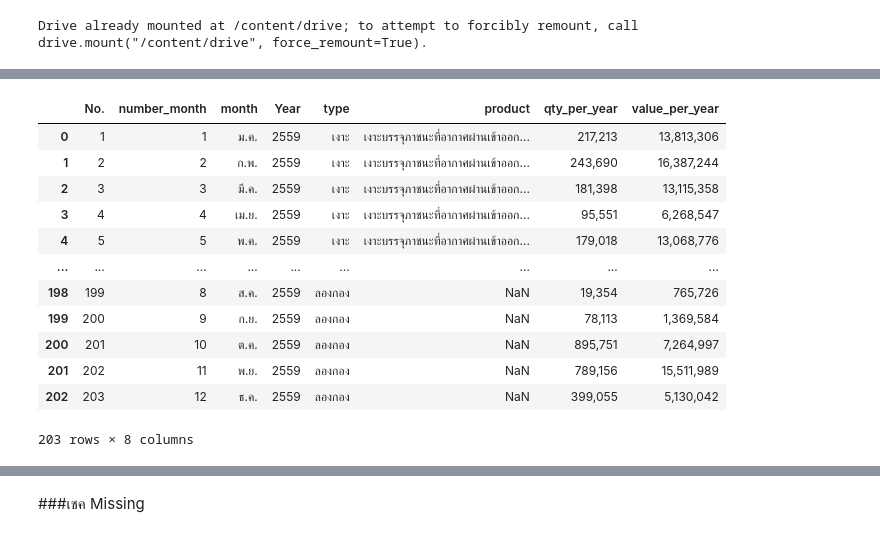
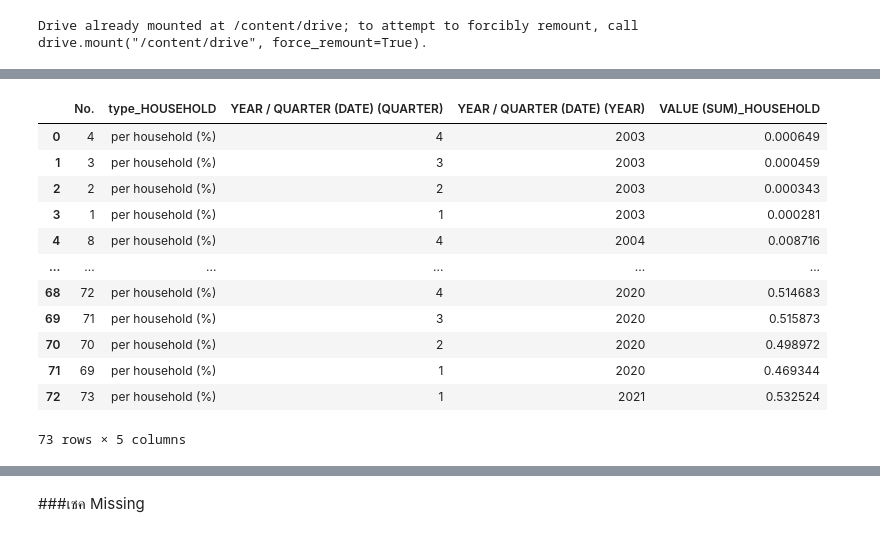
Before and after one commit to sskboonmee/DWDM21, a Jupyter notebook: Projectlookmhee.ipynb, the cells around one changed output, grey strips where cells are left out. Cells and saved outputs as stored; diff of their text form; code cells hidden in the pictures.

```diff
--- a/Projectlookmhee.ipynb
+++ b/Projectlookmhee.ipynb
@@ -30,17 +47,17 @@ data_58
 # %%
-data_59 = pd.read_csv(os.path.join(path,'ผลไม้ส่งออกรายเดือนปี59.csv'))
-data_59
+data_household = pd.read_csv(os.path.join(path,'12broadband-penetration-per-household-.csv'))
+data_household
 # %% [output]
-|  | No. | number_month | month | Year | type | product | qty_per_year | value_per_year |
-| 0 | 1 | 1 | ม.ค. | 2559 | เงาะ | เงาะบรรจุภาชนะที่อากาศผ่านเข้าออก... | 217,213 | 13,813,306 |
-| 1 | 2 | 2 | ก.พ. | 2559 | เงาะ | เงาะบรรจุภาชนะที่อากาศผ่านเข้าออก... | 243,690 | 16,387,244 |
-| 2 | 3 | 3 | มี.ค. | 2559 | เงาะ | เงาะบรรจุภาชนะที่อากาศผ่านเข้าออก... | 181,398 | 13,115,358 |
-| 3 | 4 | 4 | เม.ย. | 2559 | เงาะ | เงาะบรรจุภาชนะที่อากาศผ่านเข้าออก... | 95,551 | 6,268,547 |
-| 4 | 5 | 5 | พ.ค. | 2559 | เงาะ | เงาะบรรจุภาชนะที่อากาศผ่านเข้าออก... | 179,018 | 13,068,776 |
-| ... | ... | ... | ... | ... | ... | ... | ... | ... |
-| 198 | 199 | 8 | ส.ค. | 2559 | ลองกอง | NaN | 19,354 | 765,726 |
-| 199 | 200 | 9 | ก.ย. | 2559 | ลองกอง | NaN | 78,113 | 1,369,584 |
-| 200 | 201 | 10 | ต.ค. | 2559 | ลองกอง | NaN | 895,751 | 7,264,997 |
-| 201 | 202 | 11 | พ.ย. | 2559 | ลองกอง | NaN | 789,156 | 15,511,989 |
-| 202 | 203 | 12 | ธ.ค. | 2559 | ลองกอง | NaN | 399,055 | 5,130,042 |
+|  | No. | type_HOUSEHOLD | YEAR / QUARTER (DATE) (QUARTER) | YEAR / QUARTER (DATE) (YEAR) | VALUE (SUM)_HOUSEHOLD |
+| 0 | 4 | per household (%) | 4 | 2003 | 0.000649 |
+| 1 | 3 | per household (%) | 3 | 2003 | 0.000459 |
+| 2 | 2 | per household (%) | 2 | 2003 | 0.000343 |
+| 3 | 1 | per household (%) | 1 | 2003 | 0.000281 |
+| 4 | 8 | per household (%) | 4 | 2004 | 0.008716 |
+| ... | ... | ... | ... | ... | ... |
+| 68 | 72 | per household (%) | 4 | 2020 | 0.514683 |
+| 69 | 71 | per household (%) | 3 | 2020 | 0.515873 |
+| 70 | 70 | per household (%) | 2 | 2020 | 0.498972 |
+| 71 | 69 | per household (%) | 1 | 2020 | 0.469344 |
+| 72 | 73 | per household (%) | 1 | 2021 | 0.532524 |
-203 rows × 8 columns
+73 rows × 5 columns
```
Also changed, not shown: parts of 36 cells of this notebook.
